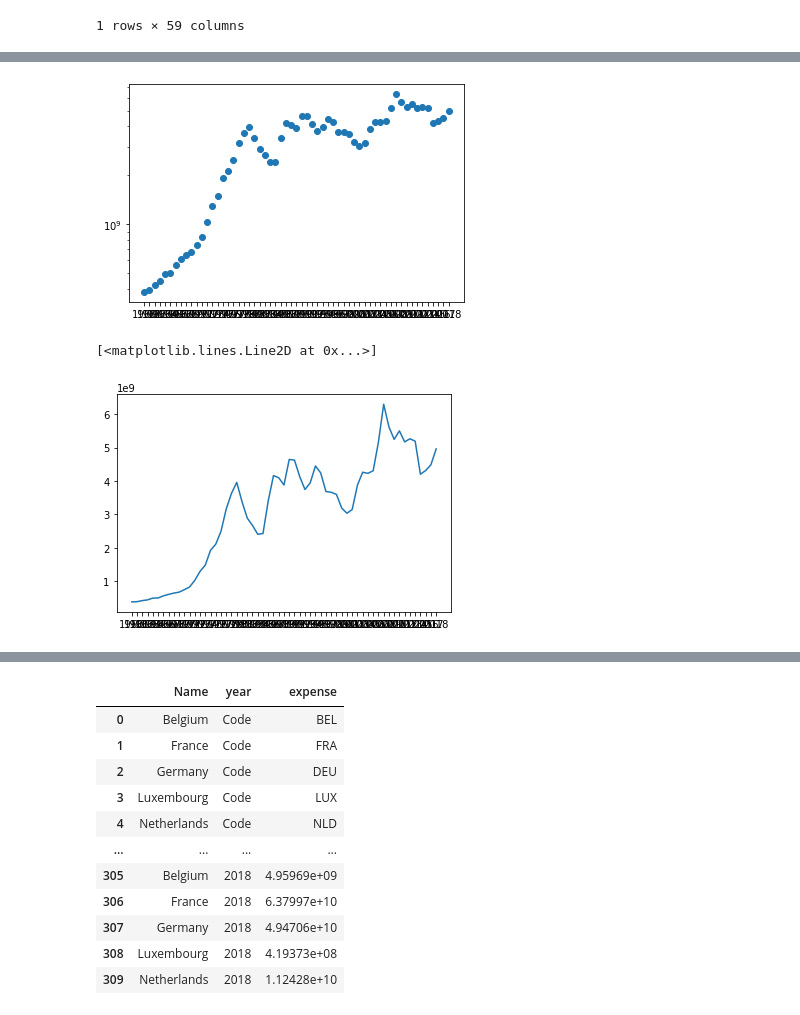
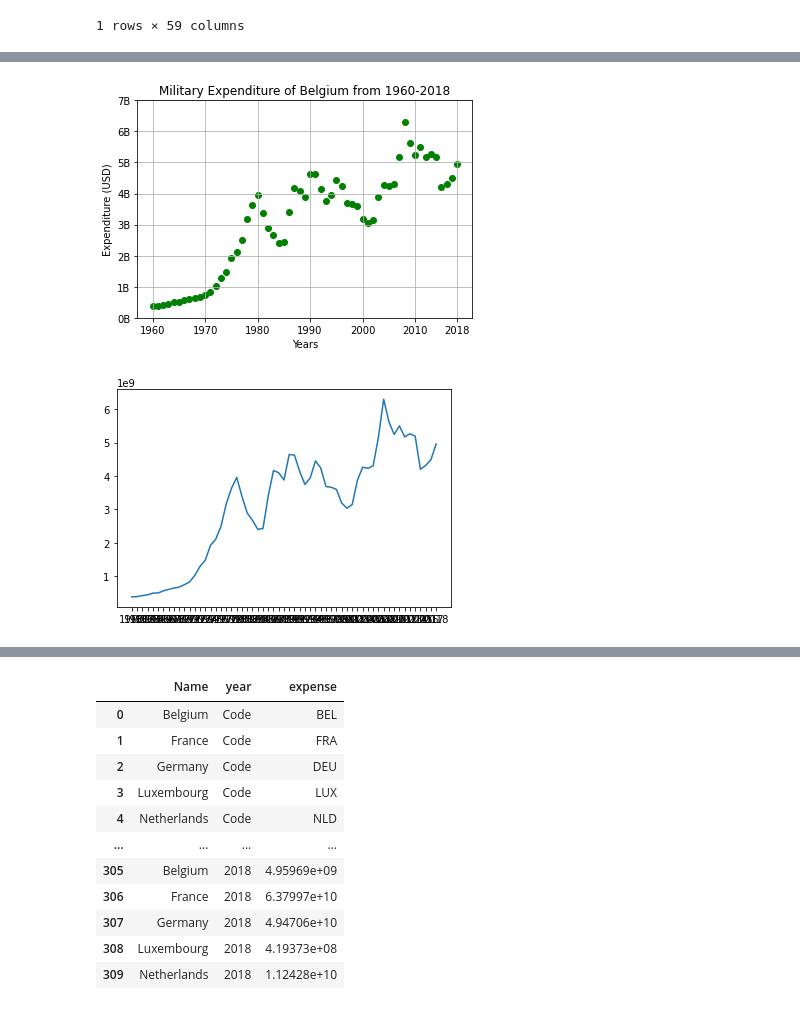
Before and after one commit to stijnverpoest/BRICS-economy, a Jupyter notebook: Military Spending.ipynb, the cells around one changed output, grey strips where cells are left out. Drawn from its saved outputs; the diff is of its cells as text; code cells hidden in the pictures.

Commit message:
Improved the scatterplot

```diff
--- a/Military Spending.ipynb
+++ b/Military Spending.ipynb
@@ -50,12 +76,21 @@ df_belgium_years_rows.head(10)
+# %%
+tick_val= [0,1000000000,2000000000,3000000000,4000000000,5000000000,6000000000,7000000000]
+tick_lab=['0B','1B','2B','3B','4B','5B','6B','7B']
+
+df_belgium_years_rows
+plt.scatter(x=df_belgium_years_rows.year, y=df_belgium_years_rows.expenses, c='green')
+#plt.yscale('log')
+plt.xlabel("Years")
+plt.ylabel("Expenditure (USD)")
+plt.title("Military Expenditure of Belgium from 1960-2018")
+plt.yticks(tick_val, tick_lab)
+plt.xticks(['1960','1970','1980','1990','2000','2010','2018'])
+plt.grid(True)
+plt.show()
+# %% [output]
+[figure, added]
 # %%
-df_belgium_years_rows
-plt.scatter(df_belgium_years_rows.year, df_belgium_years_rows.expenses)
-#plt.yscale('log')
+plt.plot(df_belgium_years_rows.year, df_belgium_years_rows.expenses)
 plt.show()
 # %% [output]
-[figure, old version]
+[figure, new version]
-# %%
-plt.plot(df_belgium_years_rows.year, df_belgium_years_rows.expenses)
-# %% [output]
-[<matplotlib.lines.Line2D at 0x...>]
-[figure, removed]
```
Also changed, not shown: parts of 4 cells of this notebook.
